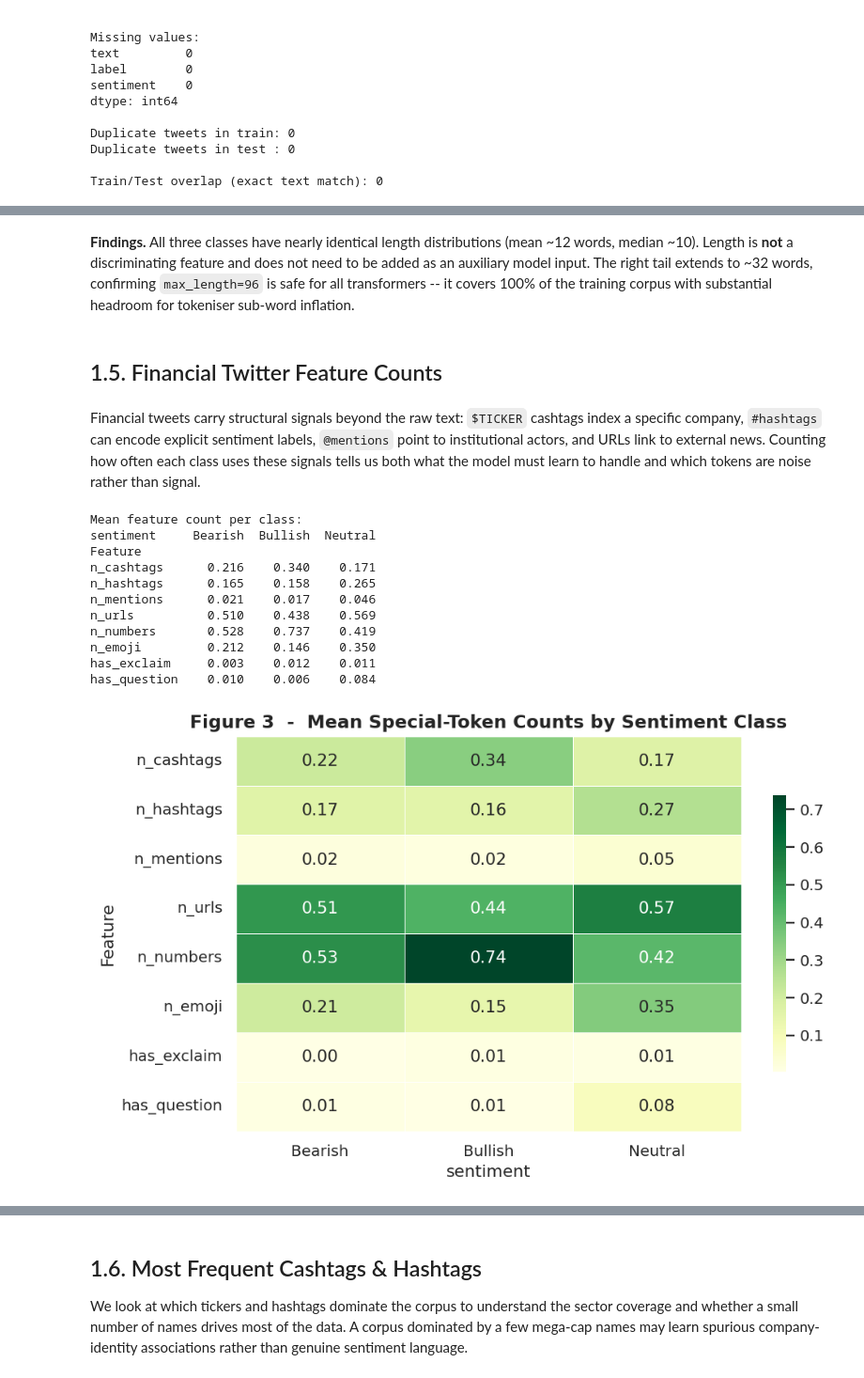
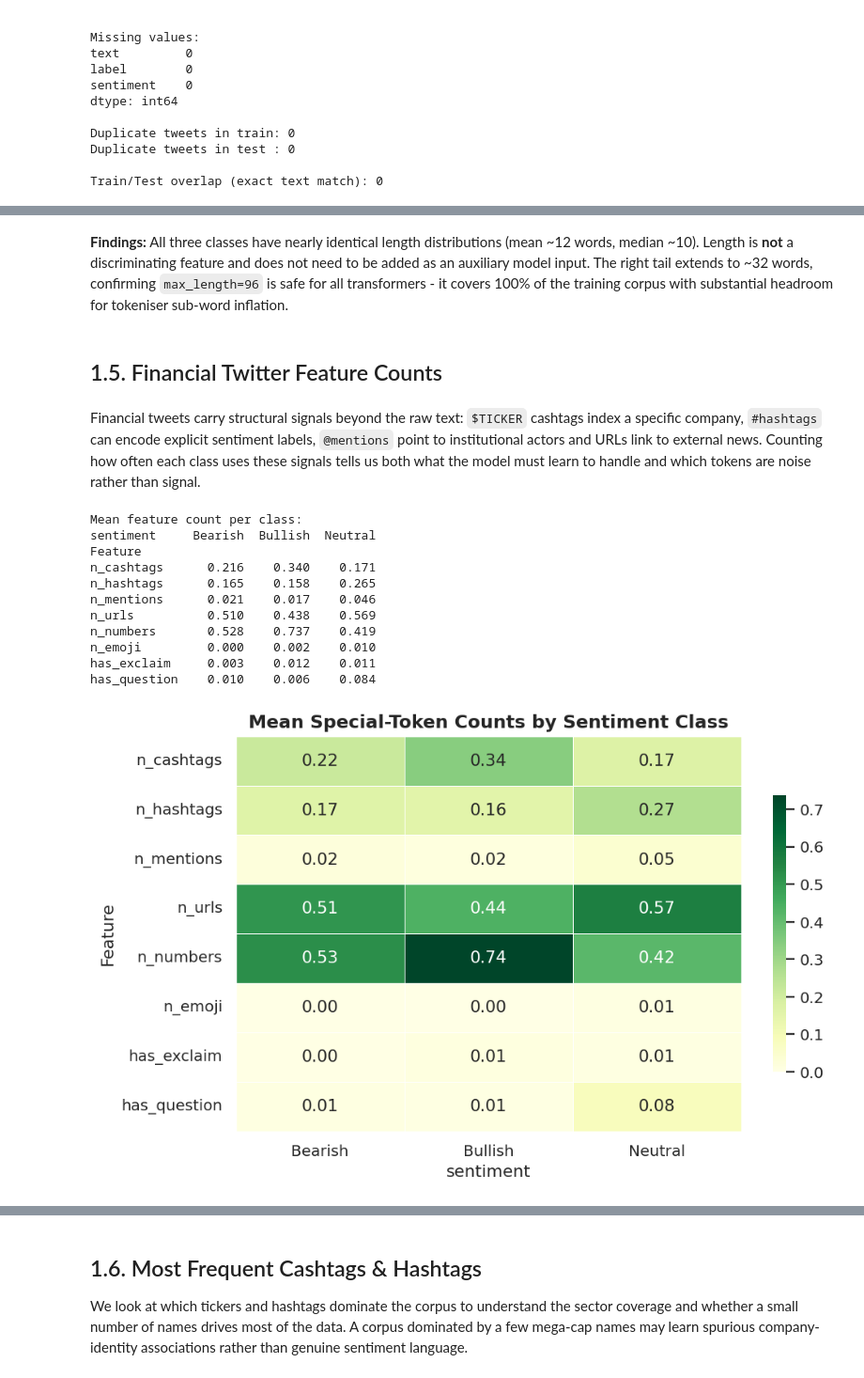
Before and after one commit to tiagoslantunes/text-mining-financial-sentiment, a Jupyter notebook: new_nb.ipynb, the cells around one changed output, grey strips where cells are left out. Shown at 94% size. Cells and saved outputs as stored; diff of their text form; code cells hidden in the pictures.

```diff
--- a/new_nb.ipynb
+++ b/new_nb.ipynb
@@ -241,11 +266,11 @@ Bearish       83.3   75.5  33.0       12.0   11.0  4.3
 Bullish       80.4   74.0  32.3       11.9   11.0  4.3
 Neutral       88.1   82.0  36.2       12.3   12.0  4.8
 # %% [markdown]
-**Findings.** All three classes have nearly identical length distributions (mean ~12 words, median ~10). Length is **not** a discriminating feature and does not need to be added as an auxiliary model input. The right tail extends to ~32 words, confirming `max_length=96` is safe for all transformers -- it covers 100% of the training corpus with substantial headroom for tokeniser sub-word inflation.
+**Findings:** All three classes have nearly identical length distributions (mean ~12 words, median ~10). Length is **not** a discriminating feature and does not need to be added as an auxiliary model input. The right tail extends to ~32 words, confirming `max_length=96` is safe for all transformers - it covers 100% of the training corpus with substantial headroom for tokeniser sub-word inflation.
 # %% [markdown]
 ## 1.5. Financial Twitter Feature Counts
 # %% [markdown]
-Financial tweets carry structural signals beyond the raw text: `$TICKER` cashtags index a specific company, `#hashtags` can encode explicit sentiment labels, `@mentions` point to institutional actors, and URLs link to external news. Counting how often each class uses these signals tells us both what the model must learn to handle and which tokens are noise rather than signal.
+Financial tweets carry structural signals beyond the raw text: `$TICKER` cashtags index a specific company, `#hashtags` can encode explicit sentiment labels, `@mentions` point to institutional actors and URLs link to external news. Counting how often each class uses these signals tells us both what the model must learn to handle and which tokens are noise rather than signal.
 # %%
 def extract_features(df):
     df = df.copy()
@@ -254,10 +279,7 @@ def extract_features(df):
     df['n_mentions']  = df['text'].str.count(r'@\w+')
     df['n_urls']      = df['text'].str.count(r'https?://\S+')
     df['n_numbers']   = df['text'].str.count(r'\b\d+\.?\d*%?\b')
-    # Very rough emoji check: any char with code point > 127 not in Latin Extended
-    df['n_emoji']     = df['text'].apply(
-        lambda t: len([c for c in t if ord(c) > 8000])
-    )
+    df['n_emoji']     = df['text'].apply(lambda t: emoji.emoji_count(str(t)))
     df['has_exclaim'] = df['text'].str.contains('!').astype(int)
     df['has_question']= df['text'].str.contains(r'\?').astype(int)
     return df
@@ -269,34 +291,34 @@ feature_cols = ['n_cashtags','n_hashtags','n_mentions','n_urls',
                 'n_numbers','n_emoji','has_exclaim','has_question']
 
 feat_means = (
     train.groupby('sentiment')[feature_cols]
     .mean().round(3)
     .T.rename_axis('Feature')
 )
 print('Mean feature count per class:')
 print(feat_means)
 
 # Heatmap
 fig, ax = plt.subplots(figsize=(8, 5))
 sns.heatmap(
     feat_means, annot=True, fmt='.2f', cmap='YlGn',
     linewidths=0.5, ax=ax, cbar_kws={'shrink': 0.7}
 )
-ax.set_title('Figure 3  -  Mean Special-Token Counts by Sentiment Class',
+ax.set_title('Mean Special-Token Counts by Sentiment Class',
              fontweight='bold')
 plt.tight_layout()
 plt.show()
 # %% [output]
 Mean feature count per class:
 sentiment     Bearish  Bullish  Neutral
 Feature
 n_cashtags      0.216    0.340    0.171
 n_hashtags      0.165    0.158    0.265
 n_mentions      0.021    0.017    0.046
 n_urls          0.510    0.438    0.569
 n_numbers       0.528    0.737    0.419
-n_emoji         0.212    0.146    0.350
+n_emoji         0.000    0.002    0.010
 has_exclaim     0.003    0.012    0.011
 has_question    0.010    0.006    0.084
-[figure, old version]
+[figure, new version]
 # %% [markdown]
```
Also changed, not shown: parts of 98 cells of this notebook, 1 other file.
